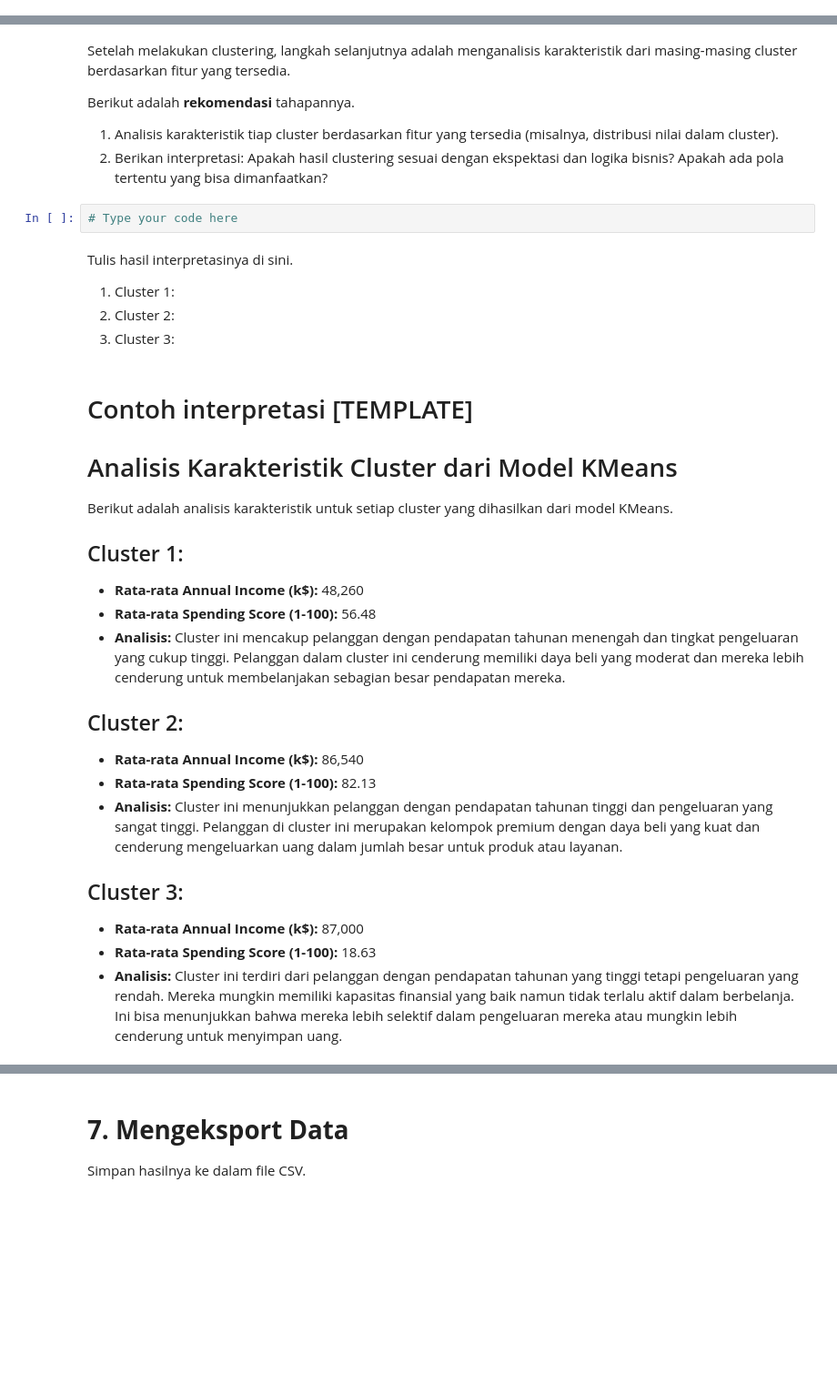
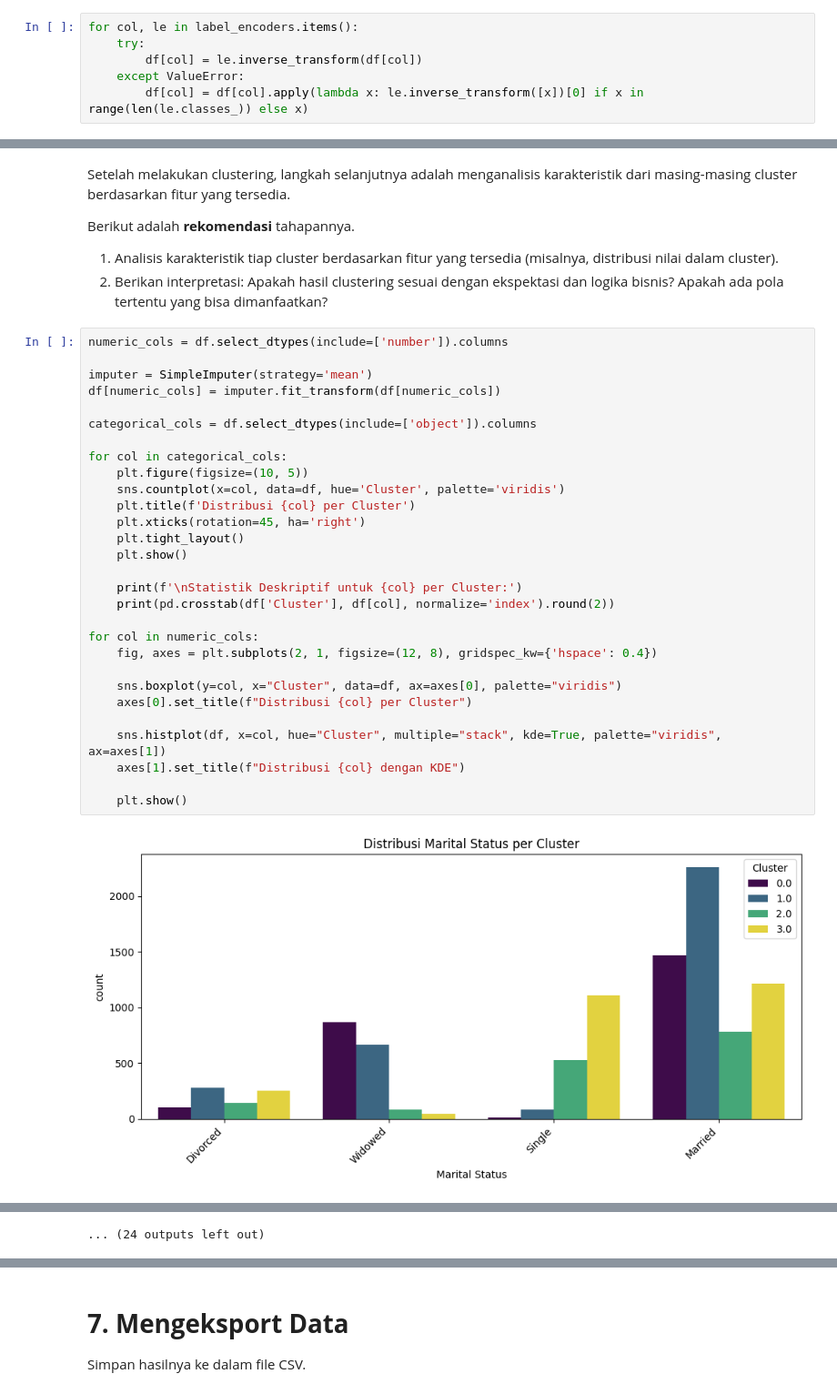
Before and after one commit to ftthalmhdi/depression, a Jupyter notebook: [Clustering]_Submission_Akhir_BMLP_Fattah_Al_Mahdi.ipynb, the cells around one changed output, grey strips where cells are left out. Shown at 91% size. Drawn from its saved outputs; the diff is of its cells as text; blank space fills up the shorter version.

```diff
--- a/[Clustering]_Submission_Akhir_BMLP_Fattah_Al_Mahdi.ipynb
+++ b/[Clustering]_Submission_Akhir_BMLP_Fattah_Al_Mahdi.ipynb
@@ -372,0 +382,6 @@ df_original['Fitur'] = df_normalized['Fitur']
+# %%
+for col, le in label_encoders.items():
+    try:
+        df[col] = le.inverse_transform(df[col])
+    except ValueError:
+        df[col] = df[col].apply(lambda x: le.inverse_transform([x])[0] if x in range(len(le.classes_)) else x)
@@ -386,30 +408,34 @@ Setelah melakukan clustering, langkah selanjutnya adalah menganalisis karakteris
 Berikut adalah **rekomendasi** tahapannya.
 1. Analisis karakteristik tiap cluster berdasarkan fitur yang tersedia (misalnya, distribusi nilai dalam cluster).
 2. Berikan interpretasi: Apakah hasil clustering sesuai dengan ekspektasi dan logika bisnis? Apakah ada pola tertentu yang bisa dimanfaatkan?
-# %%
-# Type your code here
-# %% [markdown]
-Tulis hasil interpretasinya di sini.
-1. Cluster 1:
-2. Cluster 2:
-3. Cluster 3:
-# %% [markdown]
-# Contoh interpretasi [TEMPLATE]
-# Analisis Karakteristik Cluster dari Model KMeans
-
-Berikut adalah analisis karakteristik untuk setiap cluster yang dihasilkan dari model KMeans.
-
-## Cluster 1:
-- **Rata-rata Annual Income (k$):** 48,260
-- **Rata-rata Spending Score (1-100):** 56.48
-- **Analisis:** Cluster ini mencakup pelanggan dengan pendapatan tahunan menengah dan tingkat pengeluaran yang cukup tinggi. Pelanggan dalam cluster ini cenderung memiliki daya beli yang moderat dan mereka lebih cenderung untuk membelanjakan sebagian besar pendapatan mereka.
-
-## Cluster 2:
-- **Rata-rata Annual Income (k$):** 86,540
-- **Rata-rata Spending Score (1-100):** 82.13
-- **Analisis:** Cluster ini menunjukkan pelanggan dengan pendapatan tahunan tinggi dan pengeluaran yang sangat tinggi. Pelanggan di cluster ini merupakan kelompok premium dengan daya beli yang kuat dan cenderung mengeluarkan uang dalam jumlah besar untuk produk atau layanan.
-
-## Cluster 3:
-- **Rata-rata Annual Income (k$):** 87,000
-- **Rata-rata Spending Score (1-100):** 18.63
-- **Analisis:** Cluster ini terdiri dari pelanggan dengan pendapatan tahunan yang tinggi tetapi pengeluaran yang rendah. Mereka mungkin memiliki kapasitas finansial yang baik namun tidak terlalu aktif dalam berbelanja. Ini bisa menunjukkan bahwa mereka lebih selektif dalam pengeluaran mereka atau mungkin lebih cenderung untuk menyimpan uang.
+# %%
+numeric_cols = df.select_dtypes(include=['number']).columns
+
+imputer = SimpleImputer(strategy='mean')
+df[numeric_cols] = imputer.fit_transform(df[numeric_cols])
+
+categorical_cols = df.select_dtypes(include=['object']).columns
+
+for col in categorical_cols:
+    plt.figure(figsize=(10, 5))
+    sns.countplot(x=col, data=df, hue='Cluster', palette='viridis')
+    plt.title(f'Distribusi {col} per Cluster')
+    plt.xticks(rotation=45, ha='right')
+    plt.tight_layout()
+    plt.show()
+
+    print(f'\nStatistik Deskriptif untuk {col} per Cluster:')
+    print(pd.crosstab(df['Cluster'], df[col], normalize='index').round(2))
+
+for col in numeric_cols:
+    fig, axes = plt.subplots(2, 1, figsize=(12, 8), gridspec_kw={'hspace': 0.4})
+
+    sns.boxplot(y=col, x="Cluster", data=df, ax=axes[0], palette="viridis")
+    axes[0].set_title(f"Distribusi {col} per Cluster")
+
+    sns.histplot(df, x=col, hue="Cluster", multiple="stack", kde=True, palette="viridis", ax=axes[1])
+    axes[1].set_title(f"Distribusi {col} dengan KDE")
+
+    plt.show()
+# %% [output]
+[figure, added]
@@ -415,0 +496 @@ Berikut adalah analisis karakteristik untuk setiap cluster yang dihasilkan dari
+... (24 outputs left out)
```
Also changed, not shown: parts of 22 cells of this notebook.
